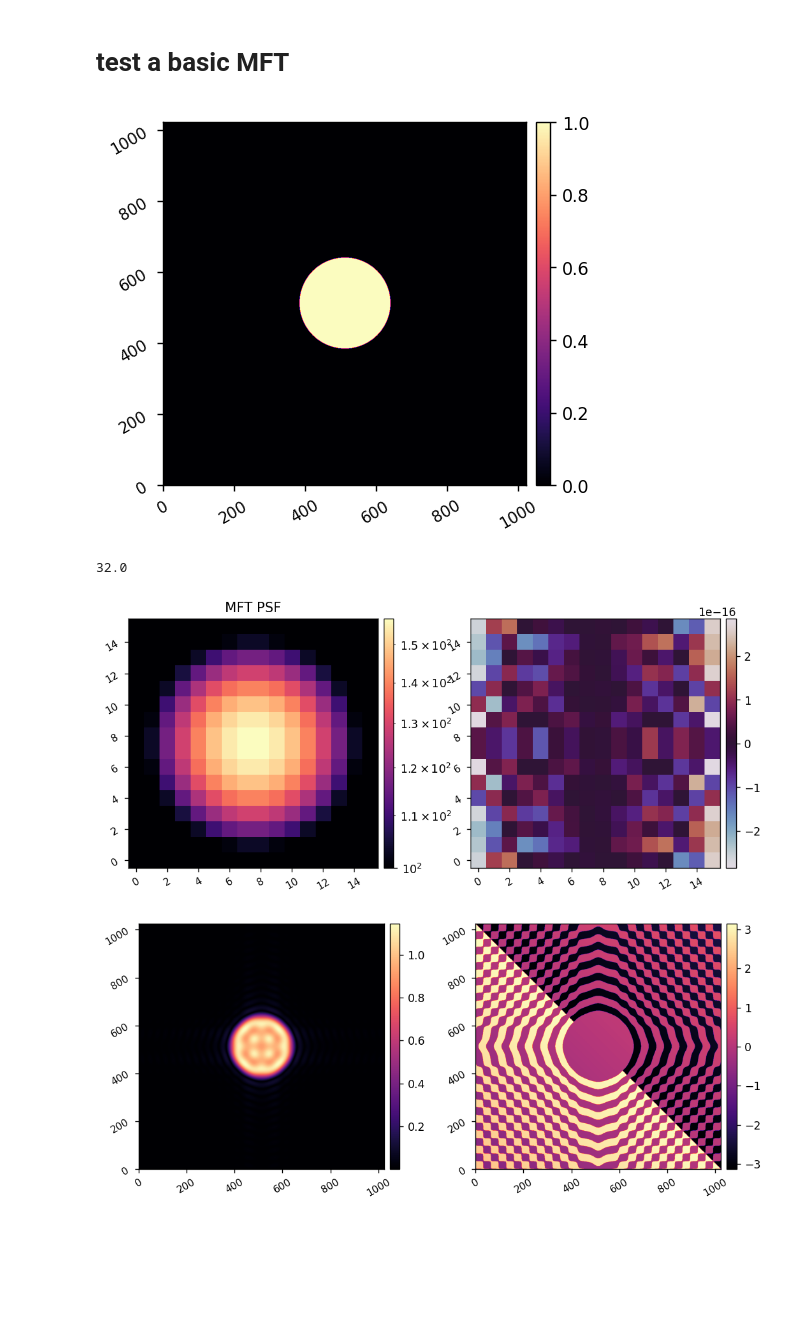
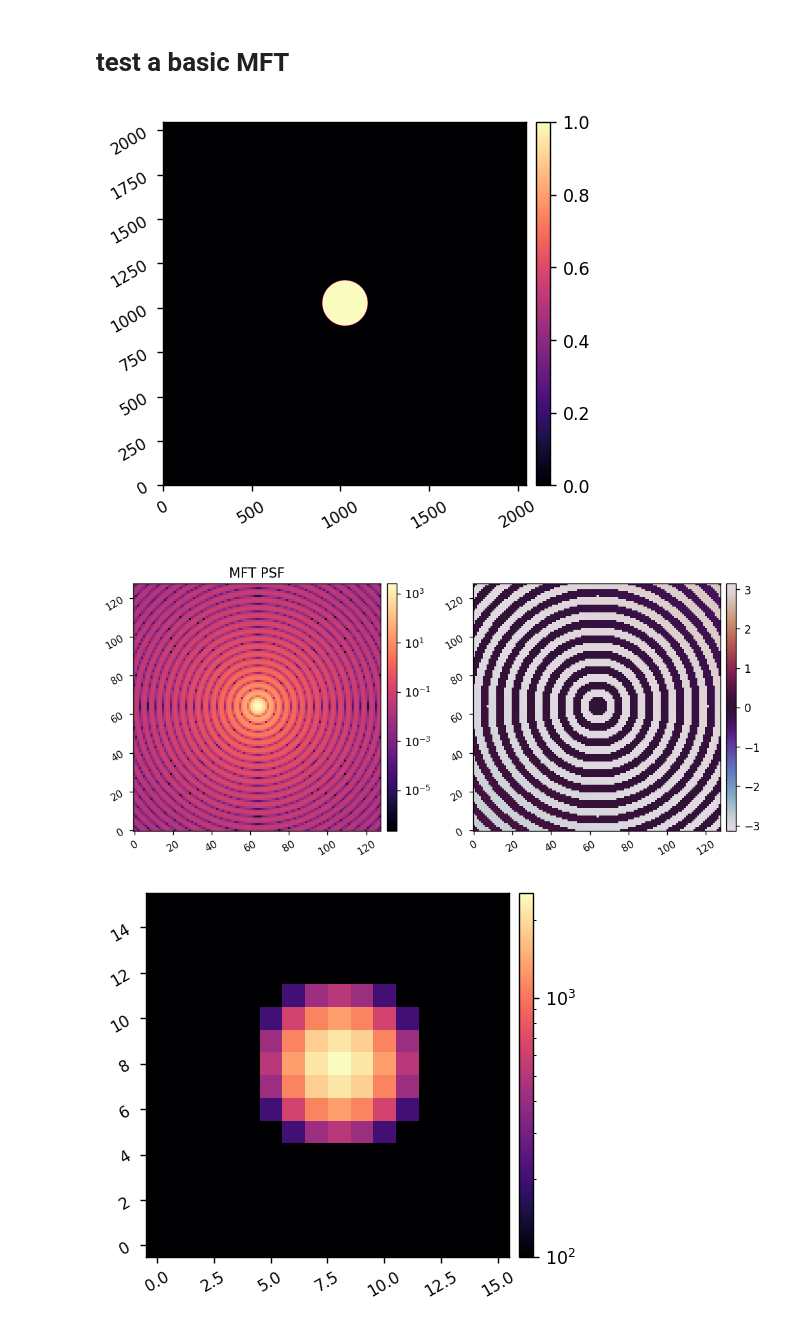
Before and after one commit to uasal/scoob-psf, a Jupyter notebook: example-notebooks/test_vortex.ipynb, the cells around one changed output. Cells and saved outputs as stored; diff of their text form; code cells hidden in the pictures; blank space fills up the shorter version.

```diff
--- a/example-notebooks/test_vortex.ipynb
+++ b/example-notebooks/test_vortex.ipynb
@@ -50,27 +50,26 @@ imshow2(1-w, xp.angle(vortex),npix=64)
 from matplotlib.patches import Rectangle
 # %% [markdown]
 # test a basic MFT
-# %%
-imshow1(model.PUPIL)
-# %% [output]
-[figure, removed]
 # %%
+imshow1(model.PUPIL)
+
+import poppy
 
 npix = model.npix
 oversample = model.oversample
 N = model.N
 
 nmft = 128
-mft_pixelscale_lamD = 0.0625
+mft_pixelscale_lamD = 1/4
 nlamD = nmft * mft_pixelscale_lamD * oversample
-print(nlamD)
 
-fpwf = cscoob.mft(model.PUPIL, nlamD, nmft)
-imshow2(xp.abs(fpwf)**2, xp.angle(fpwf), f'MFT PSF', npix=16, lognorm1=True, vmin1=1e2, cmap2='twilight')
+fpwf = poppy.matrixDFT.matrix_dft(model.PUPIL, nlamD=nlamD, npix=nmft, centering='FFTSTYLE')
+imshow2(xp.abs(fpwf)**2, xp.angle(fpwf), f'MFT PSF', lognorm1=True, cmap2='twilight')
+imshow1(xp.abs(fpwf)**2, npix=16, lognorm=True, vmin=1e2)
 
-E_pup = cscoob.mft(fpwf, nlamD, N, forward=False, centering='FFTSTYLE')
+E_pup = poppy.matrixDFT.matrix_dft(fpwf, nlamD, model.N, inverse=True, centering='FFTSTYLE')
 imshow2(xp.abs(E_pup), xp.angle(E_pup),)
 # %% [output]
-32.0
-[figure, old version]
+[figure, new version]
-[figure, old version]
+[figure, new version]
+[figure, added]
```
Also changed, not shown: parts of 4 cells of this notebook, 1 other file.
